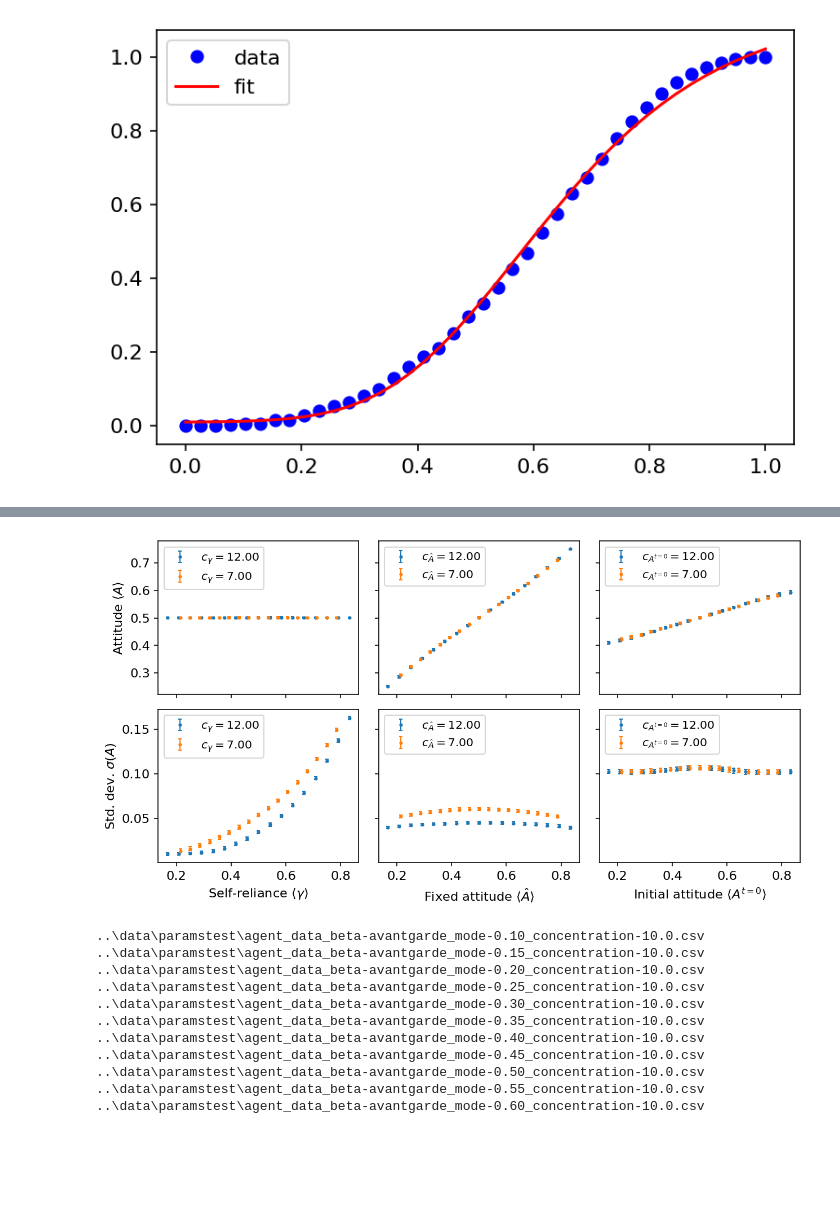
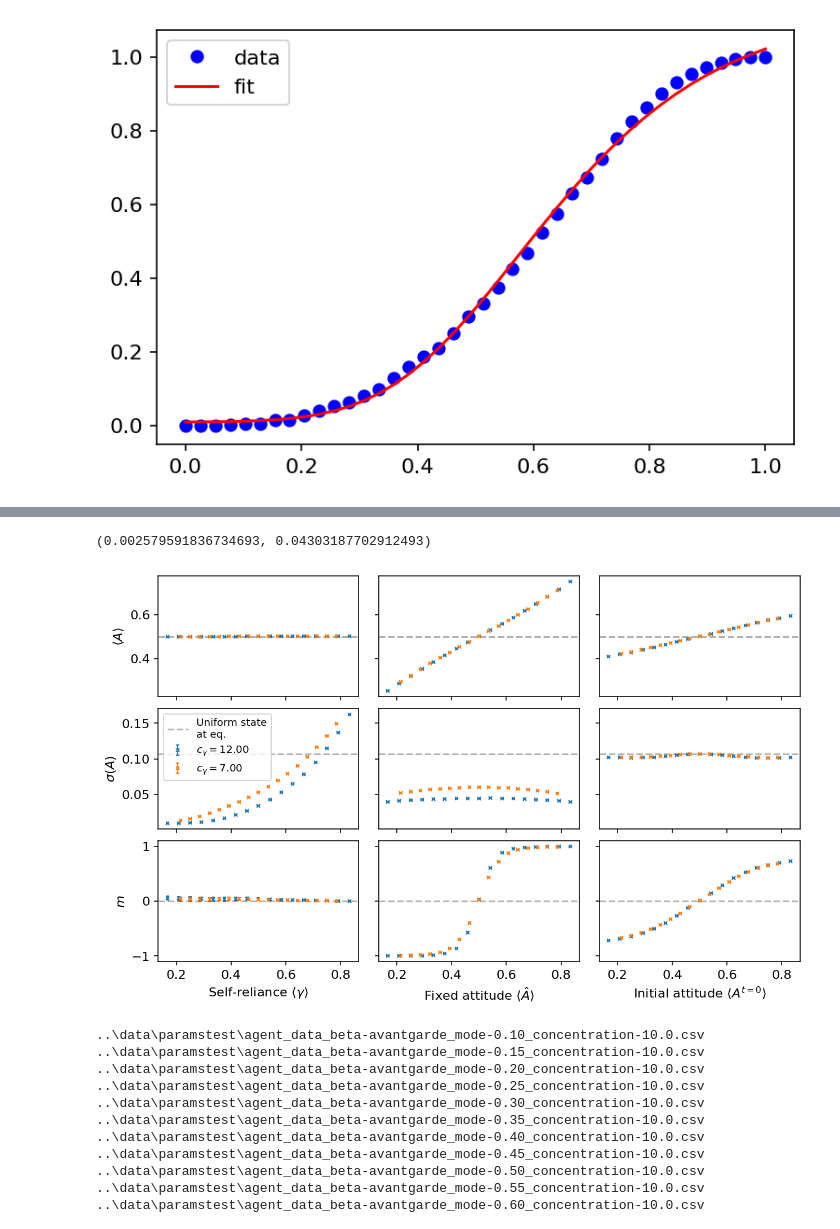
Before and after one commit to lquante/social_agent_based_modelling, a Jupyter notebook: notebooks/ParameterTests.ipynb, the cells around one changed output, grey strips where cells are left out. Drawn from its saved outputs; the diff is of its cells as text; code cells hidden in the pictures; blank space fills up the shorter version.

```diff
--- a/notebooks/ParameterTests.ipynb
+++ b/notebooks/ParameterTests.ipynb
@@ -554,5 +659,11 @@ plt.imshow(grid)
 # %%
 columns = ["step", "id", "avantgarde", "affinity", "affinityGoal", "seed"]
+# %%
+def theta(x):
+    if x >= 0.:
+        return 1
+    else:
+        return 0
 # %%
 plot_data = {}
 
@@ -574,7 +685,7 @@ for num in ("10.0", "5.0"):
                 files.append(os.path.join(location, fname))
 
         # load data
-        x, means, stds, modes = [], [], [], []
+        x, means, stds, modes, di = [], [], [], [], []
         for file in files:
             data = LoadSimulation(file, columns=columns)
 
@@ -583,10 +694,13 @@ for num in ("10.0", "5.0"):
             xi = data.query("step == 0").get(key).mean()
             m = data.query("step == @finalstep").groupby("seed").mean().get("affinity")
             std = data.query("step == @finalstep").groupby("seed").std().get("affinity")
+            decision_imbalance = data.query("step == @finalstep").groupby("seed")\
+                .apply(lambda x: (x.apply(lambda r: theta(r["affinity"]-0.5)-theta(0.5-r["affinity"]), axis=1)).sum())\
 
             x.append(xi)
             means.append(m)
             stds.append(std)
+            di.append(decision_imbalance)
 
         # save
-        plot_data[num][key] = {"x": x, "m": means, "std": stds, "mode": modes}
+        plot_data[num][key] = {"x": x, "m": means, "std": stds, "mode": modes, "di": di}
@@ -593,52 +729,73 @@ for num in ("10.0", "5.0"):
+# %%
+uni_m = (np.mean([x.magnetisation for x in uni_ams]), np.std([x.magnetisation for x in uni_ams]))
+uni_m
+# %% [output]
+(0.002579591836734693, 0.04303187702912493)
 # %%
-fig, ax = plt.subplots(2, 3, sharey="row", sharex="col", figsize=(10, 5))
+fig, ax = plt.subplots(3, 3, sharey="row", sharex="col", figsize=(10, 6))
 
 plt.rcParams.update({"figure.dpi": 147, "font.size": 11})
 
-labels = (r"Self-reliance $\langle \gamma \rangle$", r"Fixed attitude $\langle \hat{A} \rangle$", r"Initial attitude $\langle A^{t=0} \rangle$")
+labels = (r"Self-reliance $\langle \gamma \rangle$",
+          r"Fixed attitude $\langle \hat{A} \rangle$",
+          r"Initial attitude $\langle A^{t=0} \rangle$")
 signs = ("{\gamma}", "{\hat{A}}", "{A^{t=0}}")
 # plot mean
 for i, axis in enumerate(ax[0]):
-    key = keys[i][0]
+    key = keys[i]
     for num, _data in plot_data.items():
         var = 1./(2 * (2 * float(num) + 1))
         axis.errorbar(_data[key]["x"], [_x.mean() for _x in _data[key]["m"]],
-                      yerr=[_x.std() for _x in _data[key]["m"]],
-                      marker="o", ms=2, linestyle="", capsize=1.5, elinewidth=1.,
+                      yerr=[_x.std()/np.sqrt(_x.size) for _x in _data[key]["m"]],
+                      marker="x", ms=3, linestyle="", capsize=1.5, elinewidth=1.,
                       label=fr"$c_{signs[i]}={float(num)+2:.2f}$")
 
-
-    #axis.set_ylim([0, 1])
-    axis.legend(fontsize=10, loc="upper left")
-
+    axis.set_xlim(axis.get_xlim())
+    axis.plot([0, 1], uni_attitude[0]*np.ones(2), linestyle="--", label="Uniform \nstate\n", color="black", alpha=0.3)
 
 # plot variance
 for i, axis in enumerate(ax[1]):
-    key = keys[i][0]
+    key = keys[i]
     for num, _data in plot_data.items():
         var = 1./(2 * (2 * float(num) + 1))
         axis.errorbar(_data[key]["x"], [_x.mean() for _x in _data[key]["std"]],
-                      yerr=[_x.std() for _x in _data[key]["std"]],
-                      marker="o", ms=2, linestyle="", capsize=1.5, elinewidth=1.,
+                      yerr=[_x.std()/np.sqrt(_x.size) for _x in _data[key]["std"]],
+                      marker="x", ms=3, linestyle="", capsize=1.5, elinewidth=1.,
                       label=fr"$c_{signs[i]}={float(num)+2:.2f}$")
 
-    #axis.set_xlim([0, 1])
-    axis.legend(fontsize=10, loc="upper left")
+    axis.set_xlim(axis.get_xlim())
+    axis.plot([0, 1], uni_attitude_std[0]*np.ones(2), linestyle="--", label="Uniform state\nat eq.", color="black", alpha=0.3)
+
+ax[1,0].legend(fontsize=9, loc="upper left", ncol=1)
+
+# plot decision imbalance
+for i, axis in enumerate(ax[2]):
+    key = keys[i]
+    for num, _data in plot_data.items():
+        var = 1./(2 * (2 * float(num) + 1))
+        axis.errorbar(_data[key]["x"], [_x.mean()/ 10_000 for _x in _data[key]["di"]],
+                      yerr=[_x.std()/ 10_000/np.sqrt(_x.size) for _x in _data[key]["di"]],
+                      marker="x", ms=3, linestyle="", capsize=1.5, elinewidth=1.,
+                      label=fr"$c_{signs[i]}={float(num)+2:.2f}$")
+
+    axis.set_xlim(axis.get_xlim())
+    axis.plot([0, 1], uni_m[0]*np.ones(2), linestyle="--", label="Uniform state\nat eq.", color="black", alpha=0.3)
     axis.set_xlabel(labels[i], fontsize=11)
 
-ax[0, 0].set_ylabel(r"Attitude $\langle A \rangle$")
-ax[1, 0].set_ylabel(r"Std. dev. $\sigma(A)$")
+ax[0, 0].set_ylabel(r"$\langle A \rangle$")
+ax[1, 0].set_ylabel(r"$\sigma(A)$")
+ax[2, 0].set_ylabel(r"$m$")
 
 from matplotlib.patches import Patch
 from matplotlib.lines import Line2D
 
 # labels = [r"$c_X=12.0$", r"$c_X=7.0$"]
 # legend_elements = [Line2D([0], [0], linestyle="", marker='o', markerfacecolor="tab:blue", markeredgecolor="black", markersize=10),
 #                    Line2D([0], [0], linestyle="", marker='o', markerfacecolor="tab:orange", markeredgecolor="black", markersize=10),
 #                    #Line2D([0], [0], linestyle="", marker='s', markerfacecolor="r", markeredgecolor="black", markersize=10)
 #                   ]
 # fig.legend(legend_elements, labels, loc='upper center', ncol=2)
 plt.subplots_adjust(wspace=0.1, hspace=0.1, top=0.9)
 plt.show()
 # %% [output]
-[figure, old version]
+[figure, new version]
```
Also changed, not shown: parts of 85 cells of this notebook, 8 other files.
